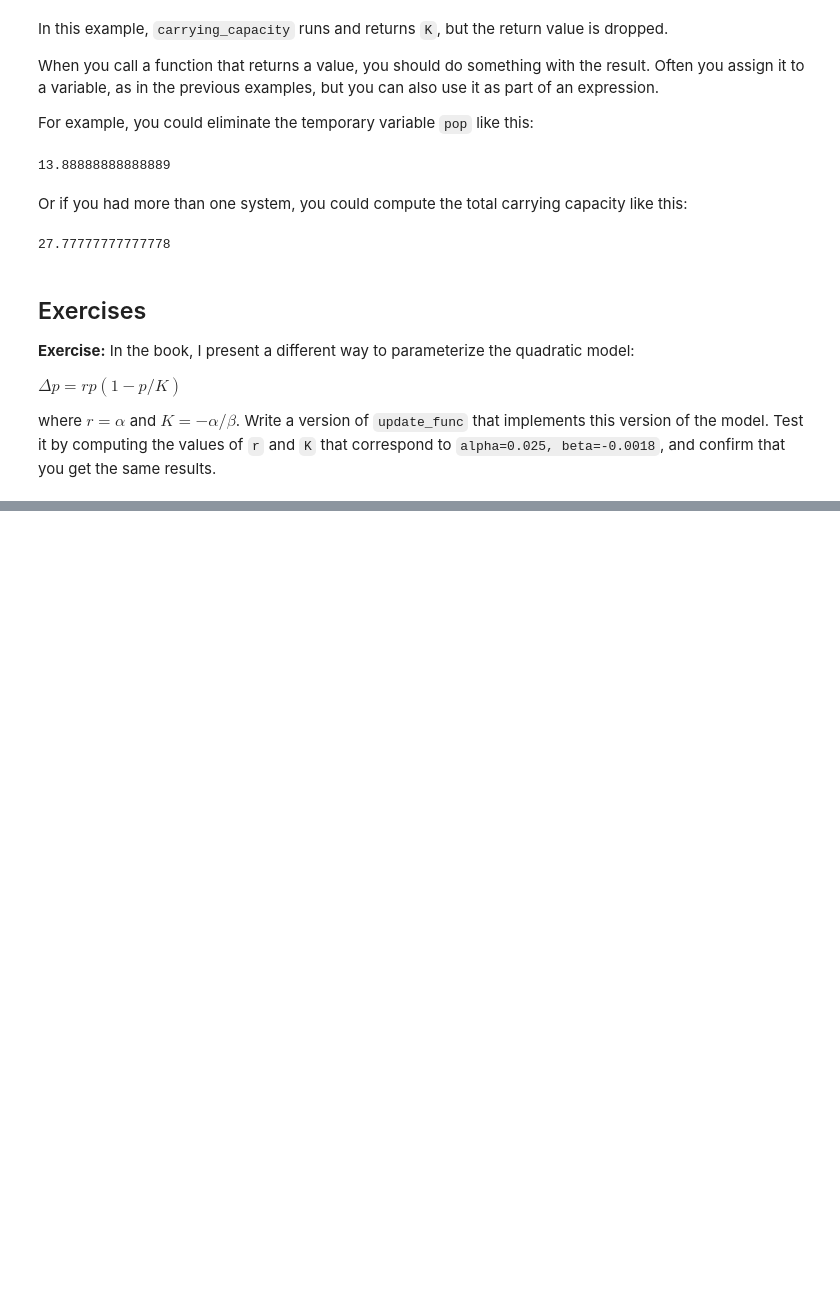
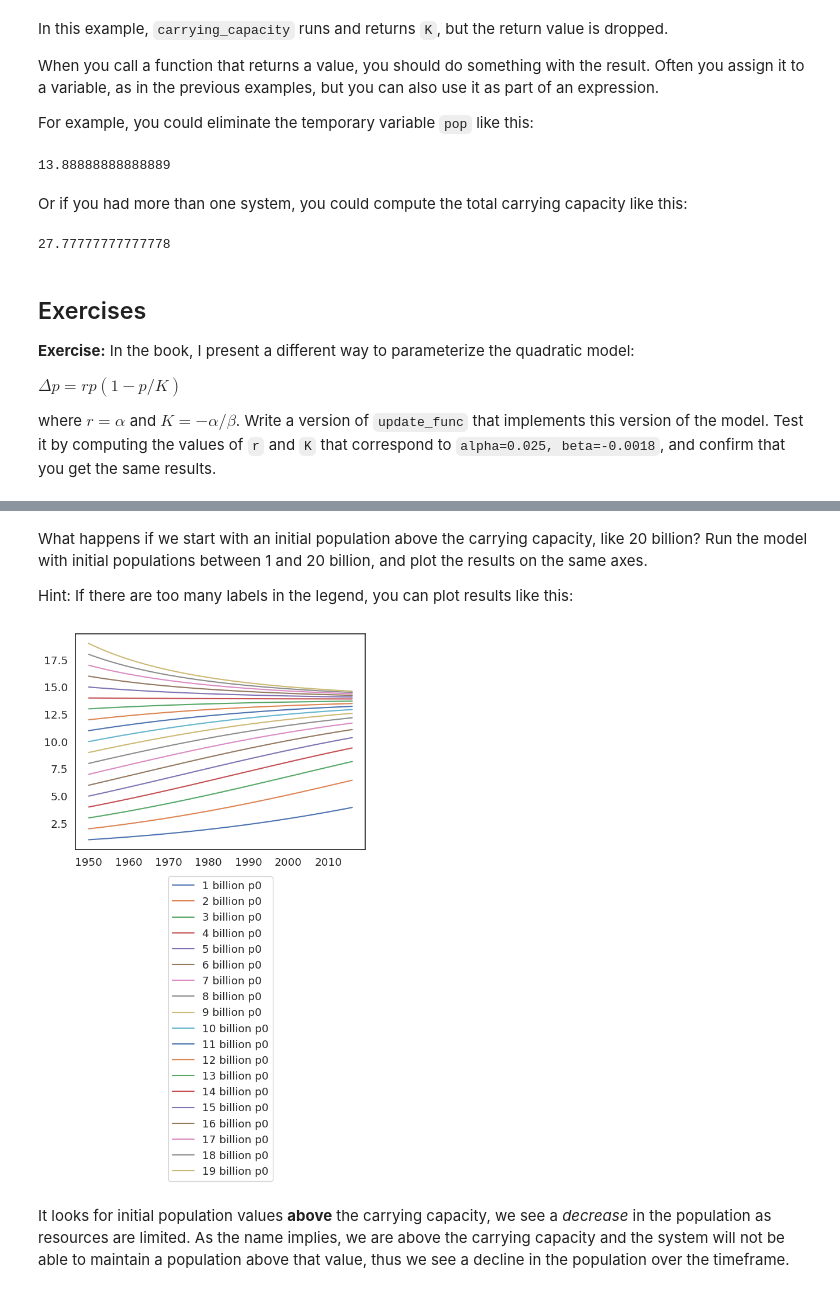
Before and after one commit to andrewbowen19/SimulationAndModellingDATA604, a Jupyter notebook: notebooks/bowen_chap07.ipynb, the cells around one changed output, grey strips where cells are left out. Saved outputs shown, nothing was run; the diff lists cells and outputs as text; code cells hidden in the pictures; blank space fills up the shorter version.

```diff
--- a/notebooks/bowen_chap07.ipynb
+++ b/notebooks/bowen_chap07.ipynb
@@ -283,0 +316,21 @@ update_function(1)
+# %% [markdown]
+What happens if we start with an initial population above the carrying capacity, like 20 billion? Run the model with initial populations between 1 and 20 billion, and plot the results on the same axes.
+
+Hint: If there are too many labels in the legend, you can plot results like this:
+# %%
+from matplotlib import pyplot as plt
+
+
+for i in range(1, 20):
+  population_val = i
+  system.p_0 = population_val
+
+  # Re-running same simulation with initial population of 20 billion
+  results = run_simulation(system, update_function2)
+  # plot_results(census, un, results, 'Model with growth rate and carrying capacity ($r$ & $K$)')
+  plt.plot(results.index, results, label=f"{i} billion p0")
+  plt.legend(loc='upper center', bbox_to_anchor=(0.5,-0.1))
+# %% [output]
+[figure, added]
+# %% [markdown]
+It looks for initial population values **above** the carrying capacity, we see a *decrease* in the population as resources are limited. As the name implies, we are above the carrying capacity and the system will not be able to maintain a population above that value, thus we see a decline in the population over the timeframe.
```
Also changed, not shown: parts of 8 cells of this notebook.
